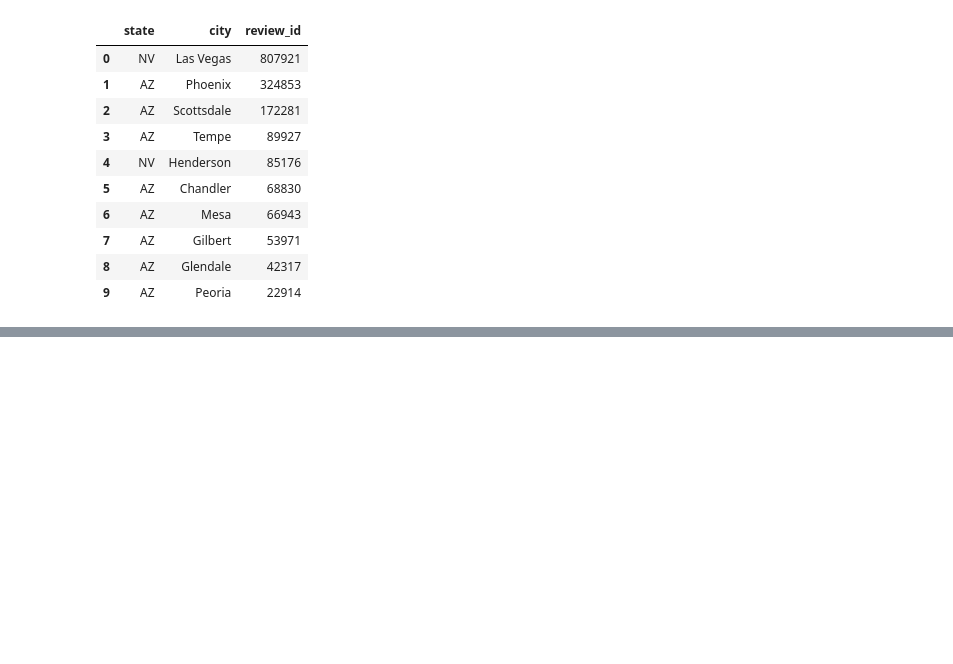
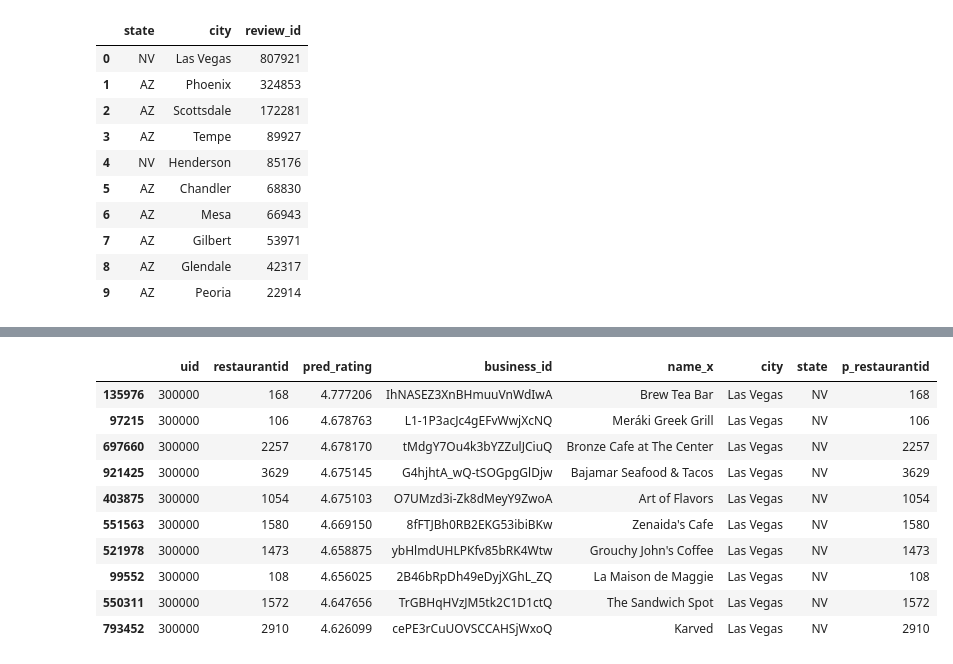
Before and after one commit to mik3up/yelp_recommender_old, a Jupyter notebook: src/Modelling.ipynb, the cells around one changed output, grey strips where cells are left out. Saved outputs shown, nothing was run; the diff lists cells and outputs as text; code cells hidden in the pictures; blank space fills up the shorter version.

```diff
--- a/src/Modelling.ipynb
+++ b/src/Modelling.ipynb
@@ -925,0 +1117,5 @@ Gordon Ramsay BurGR
+# %%
+pandas_df = pd.read_pickle('../data/model_pandas_df.p')
+ref_df = pd.read_pickle('../data/ref_df.p')
+print('ref_df: ', ref_df.shape)
+print('pandas_df: ', pandas_df.shape)
@@ -925,0 +1429,4 @@ Gordon Ramsay BurGR
+# %%
+test = pd.merge(pred_df, ref_df, how='inner', left_on='restaurantid', right_on='p_restaurantid')
+# test=test.drop_duplicates()
+test = test.sort_values(by=['pred_rating'], ascending=False)
@@ -925,0 +1444,15 @@ Gordon Ramsay BurGR
+# %%
+vegas = test[test['city']=='Las Vegas']
+vegas.head(10)
+# %% [output]
+|  | uid | restaurantid | pred_rating | business_id | name_x | city | state | p_restaurantid |
+| 135976 | 300000 | 168 | 4.777206 | IhNASEZ3XnBHmuuVnWdIwA | Brew Tea Bar | Las Vegas | NV | 168 |
+| 97215 | 300000 | 106 | 4.678763 | L1-1P3acJc4gEFvWwjXcNQ | Meráki Greek Grill | Las Vegas | NV | 106 |
+| 697660 | 300000 | 2257 | 4.678170 | tMdgY7Ou4k3bYZZulJCiuQ | Bronze Cafe at The Center | Las Vegas | NV | 2257 |
+| 921425 | 300000 | 3629 | 4.675145 | G4hjhtA_wQ-tSOGpgGlDjw | Bajamar Seafood & Tacos | Las Vegas | NV | 3629 |
+| 403875 | 300000 | 1054 | 4.675103 | O7UMzd3i-Zk8dMeyY9ZwoA | Art of Flavors | Las Vegas | NV | 1054 |
+| 551563 | 300000 | 1580 | 4.669150 | 8fFTJBh0RB2EKG53ibiBKw | Zenaida's Cafe | Las Vegas | NV | 1580 |
+| 521978 | 300000 | 1473 | 4.658875 | ybHlmdUHLPKfv85bRK4Wtw | Grouchy John's Coffee | Las Vegas | NV | 1473 |
+| 99552 | 300000 | 108 | 4.656025 | 2B46bRpDh49eDyjXGhL_ZQ | La Maison de Maggie | Las Vegas | NV | 108 |
+| 550311 | 300000 | 1572 | 4.647656 | TrGBHqHVzJM5tk2C1D1ctQ | The Sandwich Spot | Las Vegas | NV | 1572 |
+| 793452 | 300000 | 2910 | 4.626099 | cePE3rCuUOVSCCAHSjWxoQ | Karved | Las Vegas | NV | 2910 |
```
Also changed, not shown: parts of 82 cells of this notebook, 1 other file.
